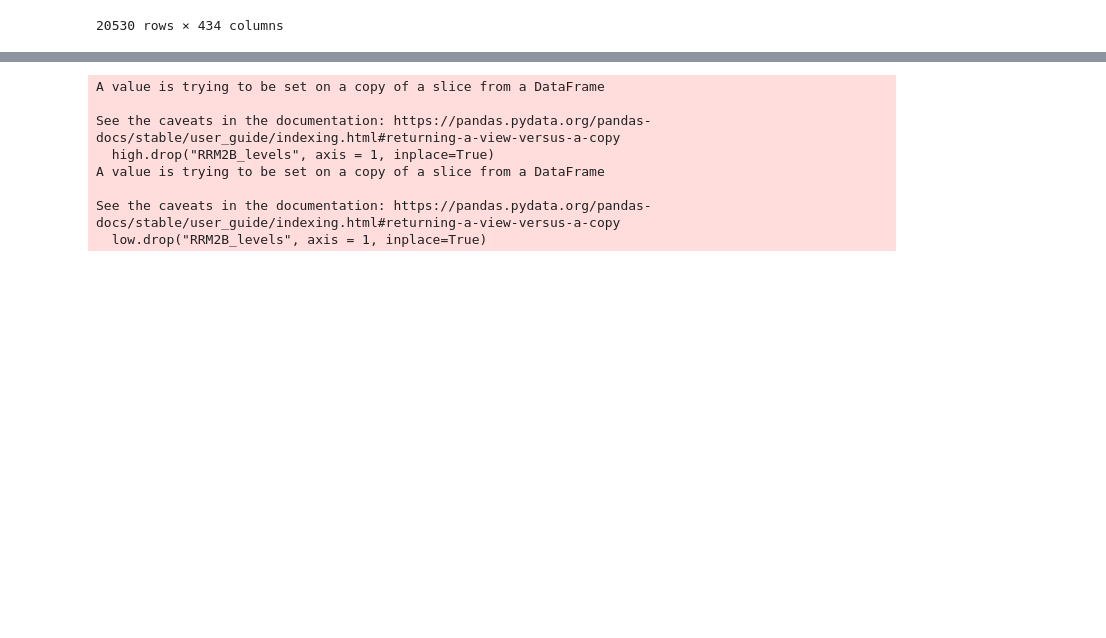
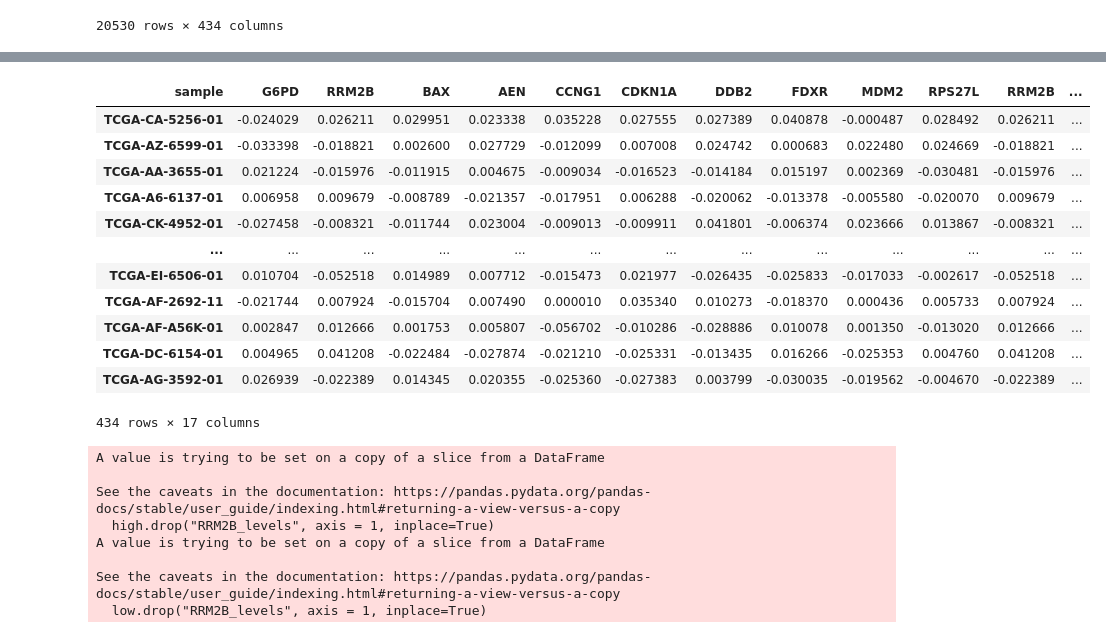
Before and after one commit to shanghongsim/NRF2-PARP1-Bioinformatics, a Jupyter notebook: colorectal.ipynb, the cells around one changed output, grey strips where cells are left out. Drawn from its saved outputs; the diff is of its cells as text; code cells hidden in the pictures; blank space fills up the shorter version.

```diff
--- a/colorectal.ipynb
+++ b/colorectal.ipynb
@@ -27,3 +184,6 @@ df
 | SELP | 3.9322 | 4.1549 | 6.0321 | 6.3616 | 3.6394 | 7.7182 | ... |
 | SELS | 10.8937 | 10.5855 | 10.3551 | 10.2726 | 9.9296 | 10.0694 | ... |
 20530 rows × 434 columns
+# %%
+targets = ["G6PD", "RRM2B","BAX","AEN","CCNG1", "CDKN1A", "DDB2", "FDXR", "MDM2", "RPS27L", "RRM2B", "SESN1", "TNFRSF10B", "XPC", "ZMAT3"]
+d = process_data(df, targets, x_var_names = ["RRM2B"], y_var_names = ["G6PD"], pheno_filtered=None)
@@ -30,3 +203,19 @@ df
+# %%
+d
+# %% [output]
+| sample | G6PD | RRM2B | BAX | AEN | CCNG1 | CDKN1A | DDB2 | FDXR | MDM2 | RPS27L | RRM2B | ... |
+| TCGA-CA-5256-01 | -0.024029 | 0.026211 | 0.029951 | 0.023338 | 0.035228 | 0.027555 | 0.027389 | 0.040878 | -0.000487 | 0.028492 | 0.026211 | ... |
+| TCGA-AZ-6599-01 | -0.033398 | -0.018821 | 0.002600 | 0.027729 | -0.012099 | 0.007008 | 0.024742 | 0.000683 | 0.022480 | 0.024669 | -0.018821 | ... |
+| TCGA-AA-3655-01 | 0.021224 | -0.015976 | -0.011915 | 0.004675 | -0.009034 | -0.016523 | -0.014184 | 0.015197 | 0.002369 | -0.030481 | -0.015976 | ... |
+| TCGA-A6-6137-01 | 0.006958 | 0.009679 | -0.008789 | -0.021357 | -0.017951 | 0.006288 | -0.020062 | -0.013378 | -0.005580 | -0.020070 | 0.009679 | ... |
+| TCGA-CK-4952-01 | -0.027458 | -0.008321 | -0.011744 | 0.023004 | -0.009013 | -0.009911 | 0.041801 | -0.006374 | 0.023666 | 0.013867 | -0.008321 | ... |
+| ... | ... | ... | ... | ... | ... | ... | ... | ... | ... | ... | ... | ... |
+| TCGA-EI-6506-01 | 0.010704 | -0.052518 | 0.014989 | 0.007712 | -0.015473 | 0.021977 | -0.026435 | -0.025833 | -0.017033 | -0.002617 | -0.052518 | ... |
+| TCGA-AF-2692-11 | -0.021744 | 0.007924 | -0.015704 | 0.007490 | 0.000010 | 0.035340 | 0.010273 | -0.018370 | 0.000436 | 0.005733 | 0.007924 | ... |
+| TCGA-AF-A56K-01 | 0.002847 | 0.012666 | 0.001753 | 0.005807 | -0.056702 | -0.010286 | -0.028886 | 0.010078 | 0.001350 | -0.013020 | 0.012666 | ... |
+| TCGA-DC-6154-01 | 0.004965 | 0.041208 | -0.022484 | -0.027874 | -0.021210 | -0.025331 | -0.013435 | 0.016266 | -0.025353 | 0.004760 | 0.041208 | ... |
+| TCGA-AG-3592-01 | 0.026939 | -0.022389 | 0.014345 | 0.020355 | -0.025360 | -0.027383 | 0.003799 | -0.030035 | -0.019562 | -0.004670 | -0.022389 | ... |
+434 rows × 17 columns
 # %%
 # data = df.loc[["G6PD", "RRM2B","BAX","AEN","CCNG1", "CDKN1A", "DDB2", "FDXR", "MDM2", "RPS27L", "RRM2B", "SESN1", "TNFRSF10B", "XPC", "ZMAT3"]]
 # %%
```
Also changed, not shown: parts of 4 cells of this notebook, 7 other files.
